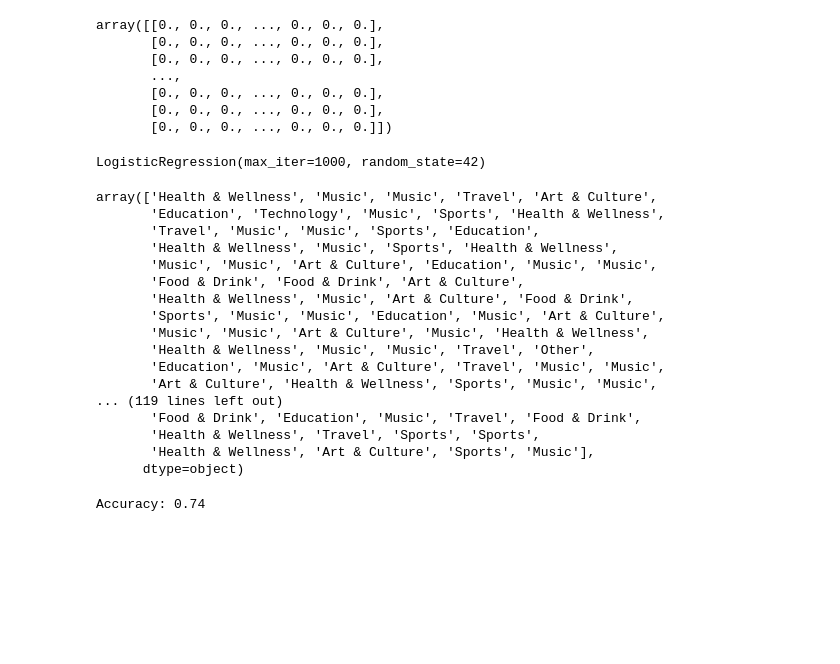
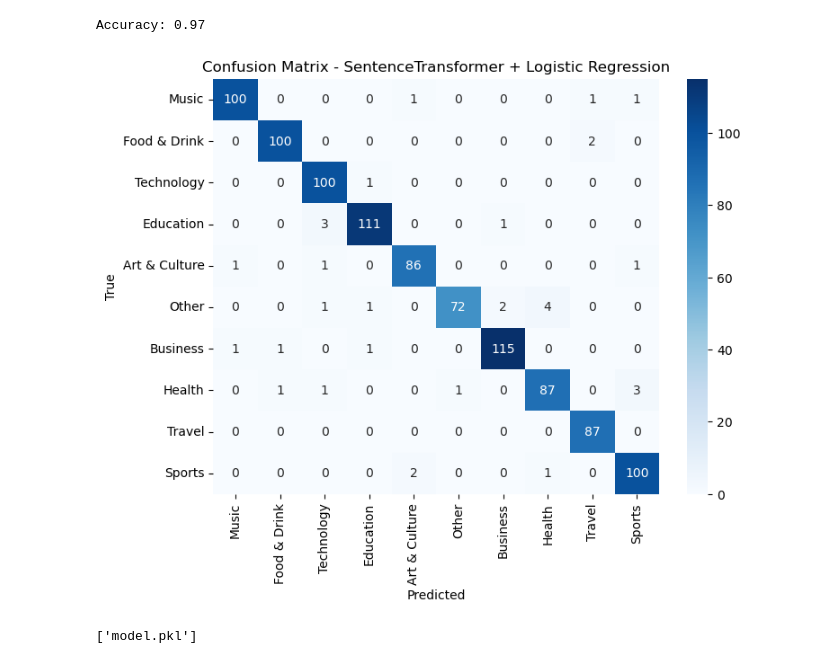
Before and after one commit to fatimesevilgen/Kategori-Esleme, a Jupyter notebook: model2.ipynb, the cells around one changed output. Saved outputs shown, nothing was run; the diff lists cells and outputs as text; code cells hidden in the pictures; blank space fills up the shorter version.

```diff
--- a/model2.ipynb
+++ b/model2.ipynb
@@ -17,50 +17,36 @@ df.head()
 # %%
 X = df["CategoryName"]
 y = df["GeneralCategory"]
-
-tfidf = TfidfVectorizer()
-
-X_tfidf = tfidf.fit_transform(X).toarray()
-
-X_tfidf
-# %% [output]
-array([[0., 0., 0., ..., 0., 0., 0.],
-       [0., 0., 0., ..., 0., 0., 0.],
-       [0., 0., 0., ..., 0., 0., 0.],
-       ...,
-       [0., 0., 0., ..., 0., 0., 0.],
-       [0., 0., 0., ..., 0., 0., 0.],
-       [0., 0., 0., ..., 0., 0., 0.]])
-# %%
-X_train, X_test, y_train, y_test = train_test_split(X_tfidf, y, test_size=0.2, random_state=42)
-
-model = LogisticRegression(max_iter=1000, random_state=42)
-model.fit(X_train, y_train)
-# %% [output]
-LogisticRegression(max_iter=1000, random_state=42)
+# %%
+model = SentenceTransformer("xlm-r-bert-base-nli-stsb-mean-tokens") # Çok dilli, BERT tabanlı, büyük ve güçlü
+X_embed = model.encode(X.tolist())
+
+X_train, X_test, y_train, y_test = train_test_split(X_embed, y, test_size=0.2, random_state=42)
+clf = LogisticRegression(max_iter=1000, random_state=42)
+clf.fit(X_embed, y)
 # %%
-y_pred = model.predict(X_test)
-y_pred
+y_pred = clf.predict(X_test)
-# %% [output]
-array(['Health & Wellness', 'Music', 'Music', 'Travel', 'Art & Culture',
-       'Education', 'Technology', 'Music', 'Sports', 'Health & Wellness',
-       'Travel', 'Music', 'Music', 'Sports', 'Education',
-       'Health & Wellness', 'Music', 'Sports', 'Health & Wellness',
-       'Music', 'Music', 'Art & Culture', 'Education', 'Music', 'Music',
-       'Food & Drink', 'Food & Drink', 'Art & Culture',
-       'Health & Wellness', 'Music', 'Art & Culture', 'Food & Drink',
-       'Sports', 'Music', 'Music', 'Education', 'Music', 'Art & Culture',
-       'Music', 'Music', 'Art & Culture', 'Music', 'Health & Wellness',
-       'Health & Wellness', 'Music', 'Music', 'Travel', 'Other',
-       'Education', 'Music', 'Art & Culture', 'Travel', 'Music', 'Music',
-       'Art & Culture', 'Health & Wellness', 'Sports', 'Music', 'Music',
-... (119 lines left out)
-       'Food & Drink', 'Education', 'Music', 'Travel', 'Food & Drink',
-       'Health & Wellness', 'Travel', 'Sports', 'Sports',
-       'Health & Wellness', 'Art & Culture', 'Sports', 'Music'],
-      dtype=object)
 # %%
 acc = accuracy_score(y_test, y_pred)
 print(f"Accuracy: {acc:.2f}")
 # %% [output]
-Accuracy: 0.74
+Accuracy: 0.97
+# %%
+import seaborn as sns
+import matplotlib.pyplot as plt
+from sklearn.metrics import confusion_matrix
+
+cm = confusion_matrix(y_test, y_pred, labels=df["GeneralCategory"].unique())
+plt.figure(figsize=(8, 6))
+sns.heatmap(cm, annot=True, fmt="d", cmap="Blues", xticklabels=df["GeneralCategory"].unique(), yticklabels=df["GeneralCategory"].unique())
+plt.xlabel("Predicted")
+plt.ylabel("True")
+plt.title("Confusion Matrix - SentenceTransformer + Logistic Regression")
+plt.show()
+# %% [output]
+[figure, added]
+# %%
+import joblib
+joblib.dump(clf, "model2.pkl")
+# %% [output]
+['model.pkl']
```
Also changed, not shown: parts of 2 cells of this notebook, 4 other files.
